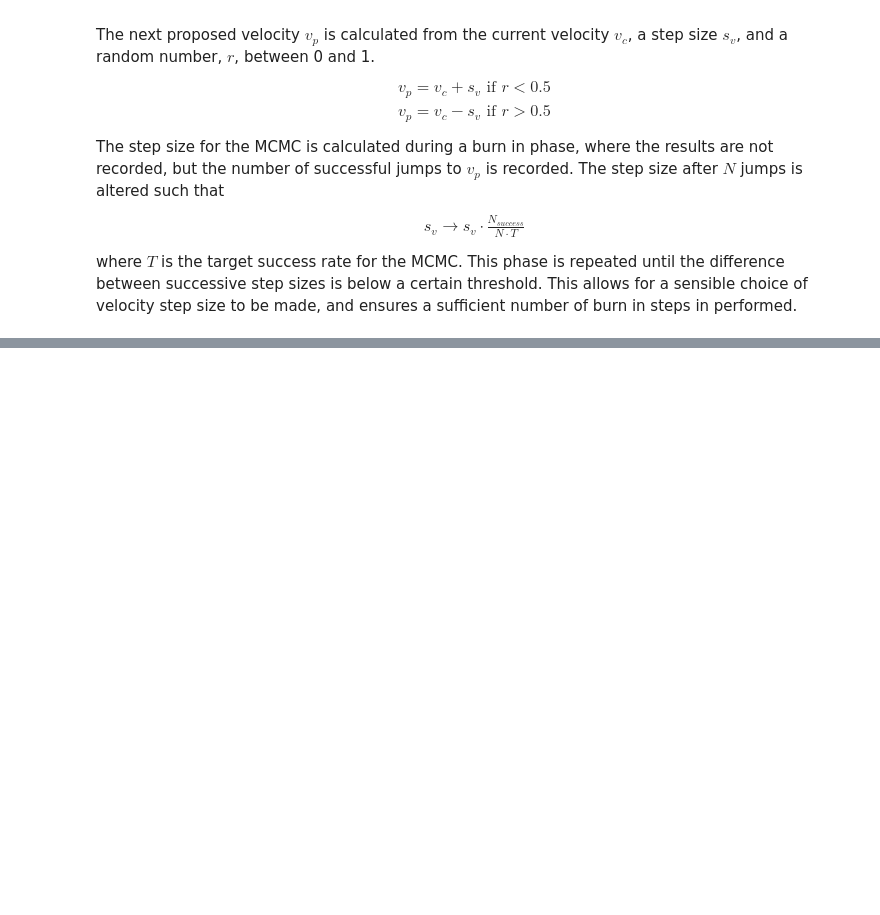
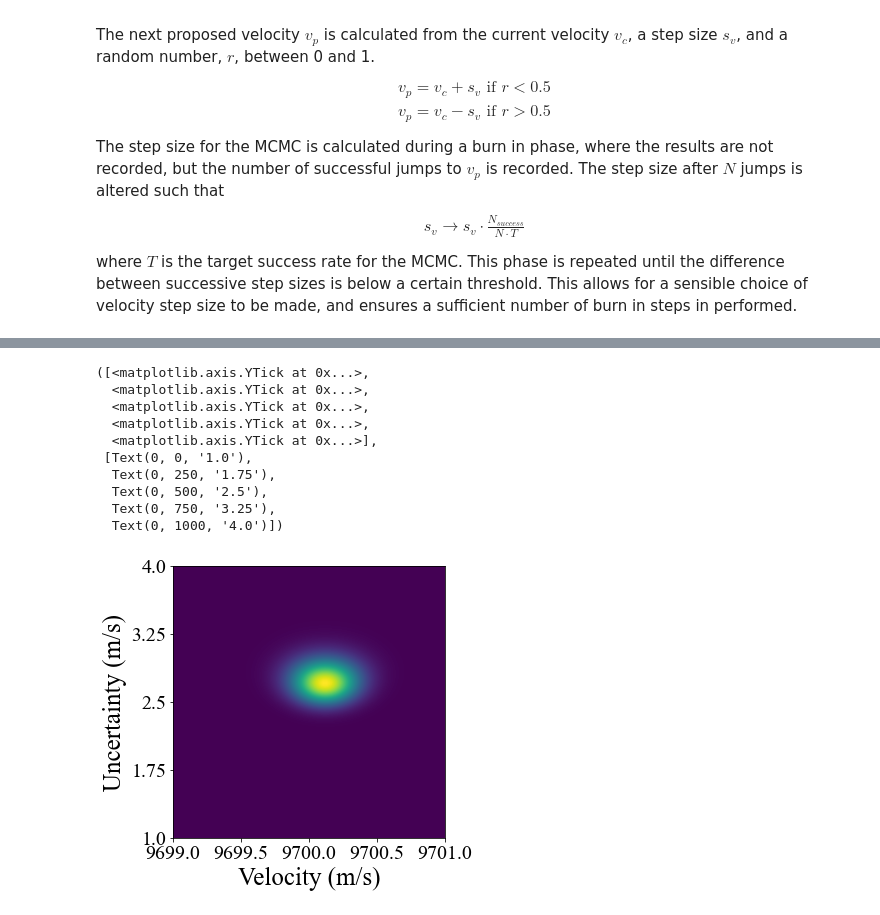
Before and after one commit to lukessmead/projects, a Jupyter notebook: bayesian_inference/markov_chain_monte_carlo.ipynb, the cells around one changed output, grey strips where cells are left out. Cells and saved outputs as stored; diff of their text form; code cells hidden in the pictures; blank space fills up the shorter version.

Commit message:
Markov Chain - 2D Posteriors
Added additional work on 2D posteriors.

```diff
--- a/bayesian_inference/markov_chain_monte_carlo.ipynb
+++ b/bayesian_inference/markov_chain_monte_carlo.ipynb
@@ -432,0 +483,30 @@ plt.legend(fontsize=20)
+# %%
+fig = plt.figure(figsize=(5, 5))
+
+plt.imshow(posterior_2D)
+
+plt.xlabel('Velocity (m/s)', fontsize=25)
+plt.ylabel('Uncertainty (m/s)', fontsize=25)
+
+plt.tick_params(labelsize=20)
+
+plt.xlim([0.0, len(velocity_range)])
+plt.ylim([0.0, len(uncertainty_range)])
+
+v_ticks = np.linspace(np.min(velocity_range), np.max(velocity_range), 5)
+s_ticks = np.linspace(np.min(uncertainty_range), np.max(uncertainty_range), 5)
+
+plt.xticks(range(0, 1250, 250), v_ticks)
+plt.yticks(range(0, 1250, 250), s_ticks)
+# %% [output]
+([<matplotlib.axis.YTick at 0x...>,
+  <matplotlib.axis.YTick at 0x...>,
+  <matplotlib.axis.YTick at 0x...>,
+  <matplotlib.axis.YTick at 0x...>,
+  <matplotlib.axis.YTick at 0x...>],
+ [Text(0, 0, '1.0'),
+  Text(0, 250, '1.75'),
+  Text(0, 500, '2.5'),
+  Text(0, 750, '3.25'),
+  Text(0, 1000, '4.0')])
+[figure, added]
```
Also changed, not shown: parts of 28 cells of this notebook, 1 other file.
